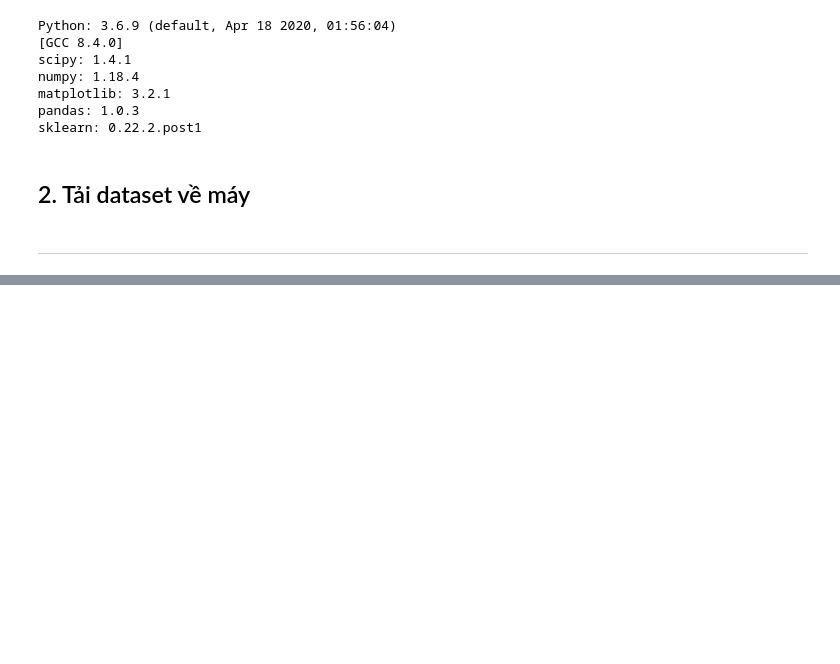
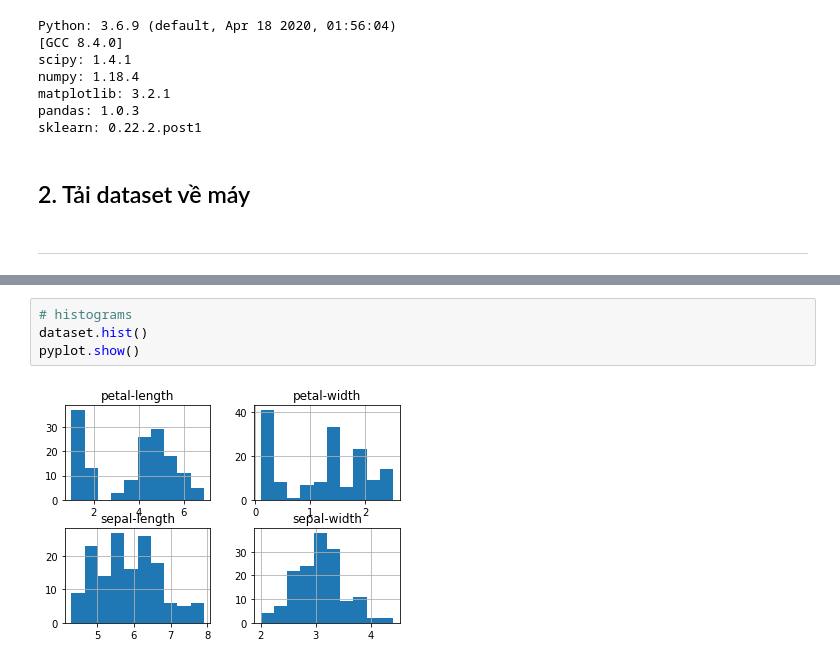
Before and after one commit to tiennvuit/CS114.K21.KHTN, a Jupyter notebook: Lab06_Your_First_Machine_Learning_Project_in_Python_Step_By_Step.ipynb, the cells around one changed output, grey strips where cells are left out. Drawn from its saved outputs; the diff is of its cells as text; blank space fills up the shorter version.

```diff
--- a/Lab06_Your_First_Machine_Learning_Project_in_Python_Step_By_Step.ipynb
+++ b/Lab06_Your_First_Machine_Learning_Project_in_Python_Step_By_Step.ipynb
@@ -87,0 +185,6 @@ sklearn: 0.22.2.post1
+# %%
+# histograms
+dataset.hist()
+pyplot.show()
+# %% [output]
+[figure, added]
```
Also changed, not shown: parts of 21 cells of this notebook.
